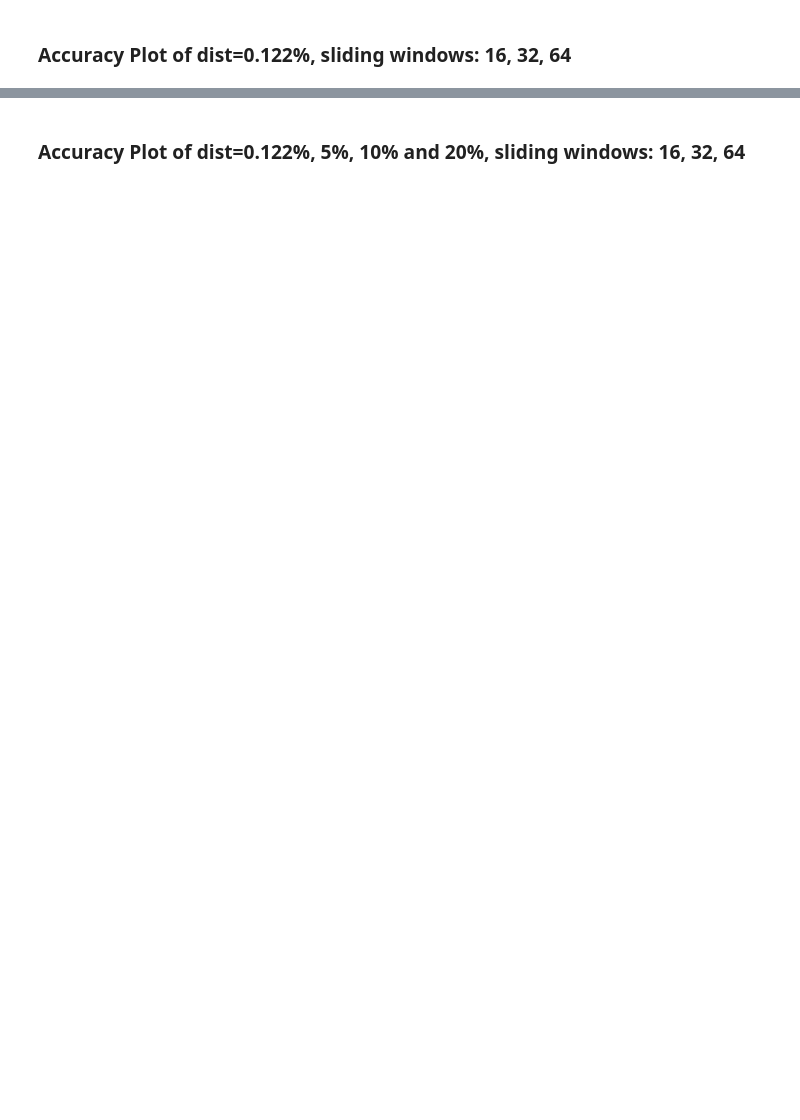
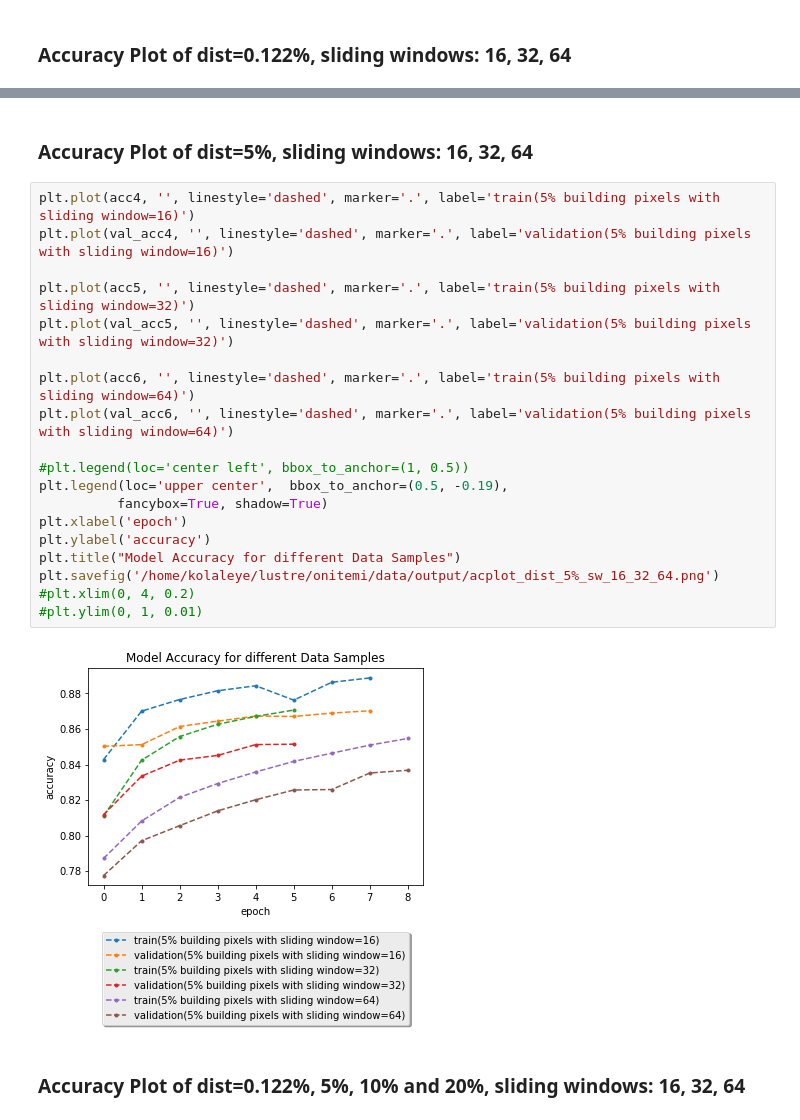
Before and after one commit to kayodeolaleye/building_segmentation, a Jupyter notebook: src/plots.ipynb, the cells around one changed output, grey strips where cells are left out. Saved outputs shown, nothing was run; the diff lists cells and outputs as text; blank space fills up the shorter version.

```diff
--- a/src/plots.ipynb
+++ b/src/plots.ipynb
@@ -185,4 +186,27 @@ plt.title("Model Accuracy for different Data Samples")
 [figure]
+# %% [markdown]
+### Accuracy Plot of dist=5%, sliding windows: 16, 32, 64
+# %%
+plt.plot(acc4, '', linestyle='dashed', marker='.', label='train(5% building pixels with sliding window=16)')
+plt.plot(val_acc4, '', linestyle='dashed', marker='.', label='validation(5% building pixels with sliding window=16)')
+
+plt.plot(acc5, '', linestyle='dashed', marker='.', label='train(5% building pixels with sliding window=32)')
+plt.plot(val_acc5, '', linestyle='dashed', marker='.', label='validation(5% building pixels with sliding window=32)')
+
+plt.plot(acc6, '', linestyle='dashed', marker='.', label='train(5% building pixels with sliding window=64)')
+plt.plot(val_acc6, '', linestyle='dashed', marker='.', label='validation(5% building pixels with sliding window=64)')
+
+#plt.legend(loc='center left', bbox_to_anchor=(1, 0.5))
+plt.legend(loc='upper center',  bbox_to_anchor=(0.5, -0.19),
+          fancybox=True, shadow=True)
+plt.xlabel('epoch')
+plt.ylabel('accuracy')
+plt.title("Model Accuracy for different Data Samples")
+plt.savefig('/home/kolaleye/lustre/onitemi/data/output/acplot_dist_5%_sw_16_32_64.png')
+#plt.xlim(0, 4, 0.2)
+#plt.ylim(0, 1, 0.01)
+# %% [output]
+[figure, added]
 # %% [markdown]
 ### Accuracy Plot of dist=0.122%, 5%, 10% and 20%, sliding windows: 16, 32, 64
 # %%
```
Also changed, not shown: parts of 11 cells of this notebook, 16 other files.
